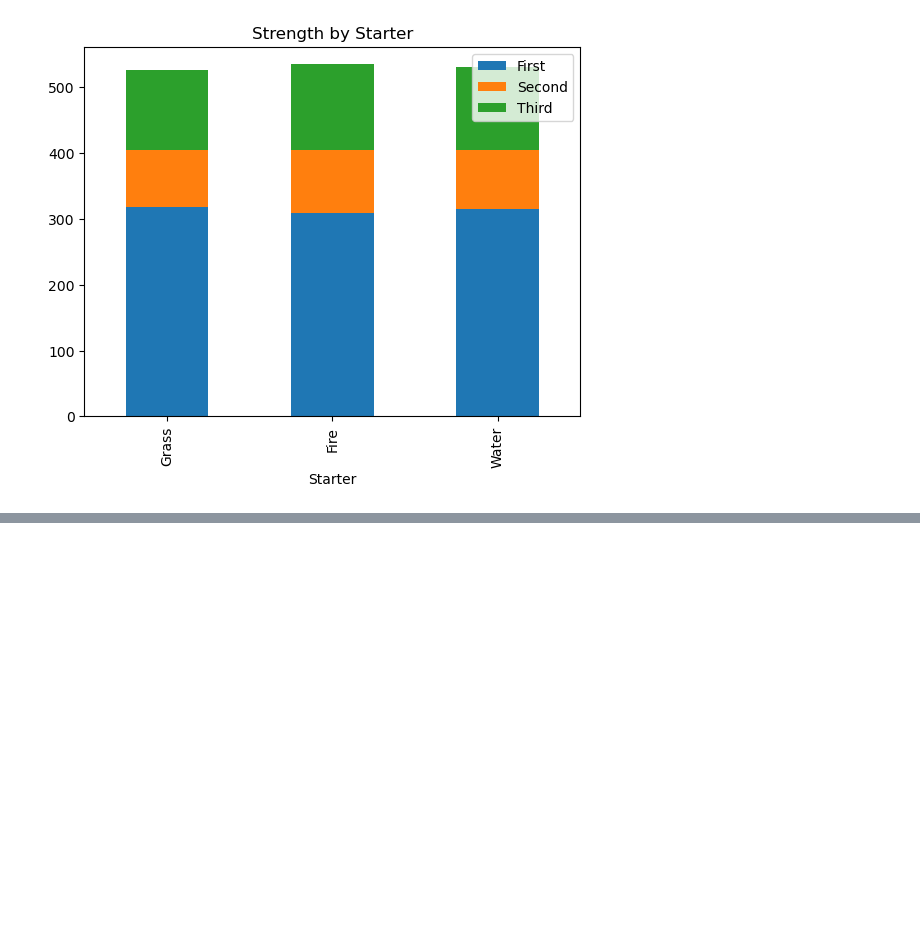
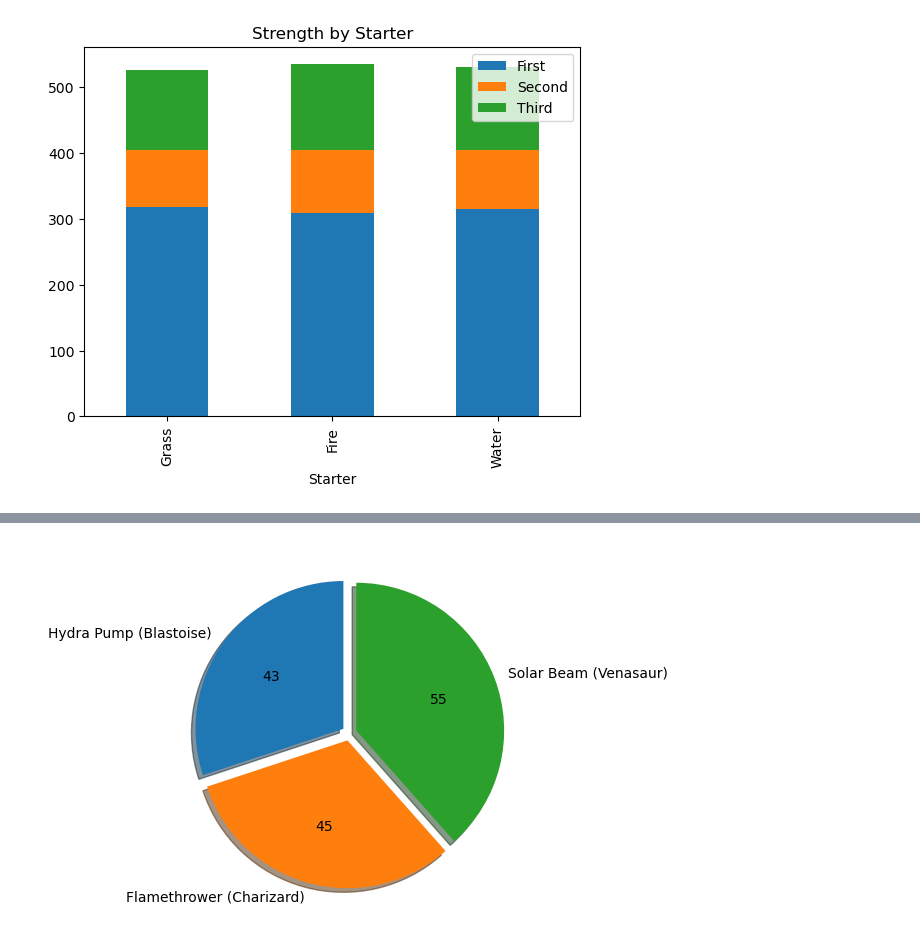
Before and after one commit to Siobhan-C/pokemon-analysis-project, a Jupyter notebook: pokemonwork.ipynb, the cells around one changed output, grey strips where cells are left out. Drawn from its saved outputs; the diff is of its cells as text; code cells hidden in the pictures; blank space fills up the shorter version.

```diff
--- a/pokemonwork.ipynb
+++ b/pokemonwork.ipynb
@@ -84,3 +84,14 @@ Blastoise_Total = sum(stats9)
 Venasaur_Solar_Beam_Power = responsesb_json['power']
 Charizard_Flamethrower_Power = responseft_json['power']
 Blastoise_Hydro_Pump_Power = responsehp_json['power']
+Charizard_Fun_Power = 120
+
+Venasaur_SpAtk = stats3[3]
+Charizard_SpAtk = stats6[3]
+Blastoise_SpAtk = stats9[3]
+
+Venasaur_POWER = round((2*50 + 10)/250 * (Venasaur_SpAtk/100) * Venasaur_Solar_Beam_Power + 2 * 1)
+Charizard_POWER = round((2*50 + 10)/250 * (Charizard_SpAtk/100) * Charizard_Flamethrower_Power + 2 * 1)
+Blastoise_POWER = round((2*50 + 10)/250 * (Blastoise_SpAtk/100) * Blastoise_Hydro_Pump_Power + 2 * 1)
+
+Charizard_Test_POWER = round((2*50 + 10)/250 * (Charizard_SpAtk/100) * Charizard_Fun_Power + 2 * 1)
@@ -185,0 +208,18 @@ plt.show()
+# %%
+labels = 'Hydra Pump (Blastoise)', 'Flamethrower (Charizard)', 'Solar Beam (Venasaur)'
+sizes = [Blastoise_POWER, Charizard_POWER, Venasaur_POWER]
+explode = (0.05, 0.05, 0.05)
+
+
+def autopct_format(sizes):
+    def my_format(pct):
+        total = sum(sizes)
+        val = int(round(pct*total/100.0))
+        return '{v:d}'.format(v=val)
+    return my_format
+fig, ax = plt.subplots()
+ax.pie(sizes, explode=explode, labels=labels, autopct=autopct_format(sizes),
+       shadow=True, startangle=90)
+plt.show()
+# %% [output]
+[figure, added]
```
Also changed, not shown: parts of 2 cells of this notebook.
